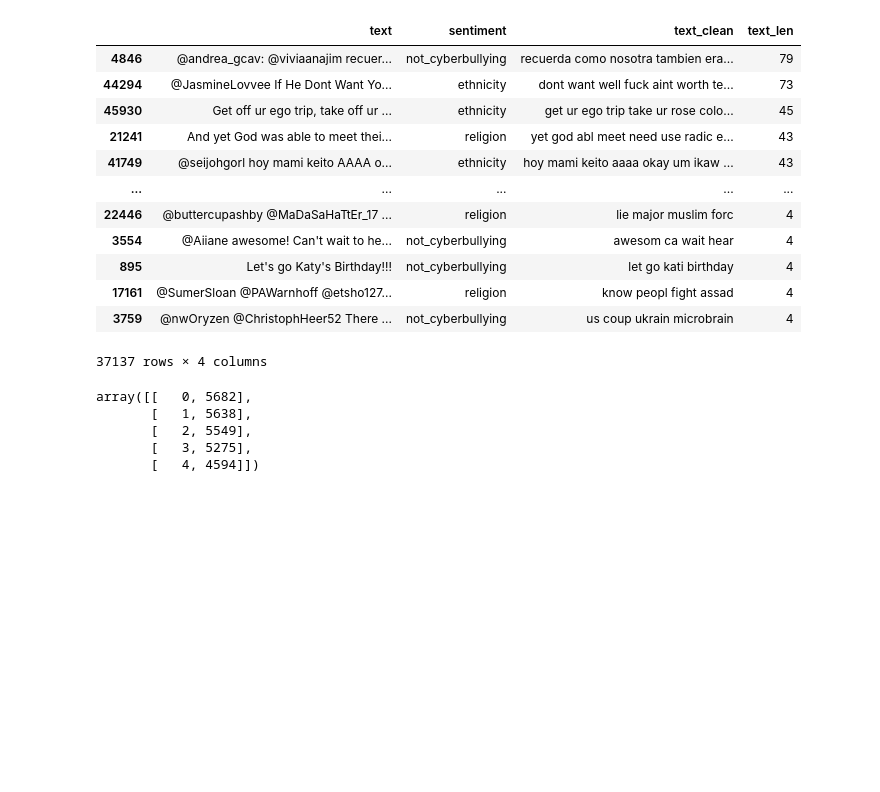
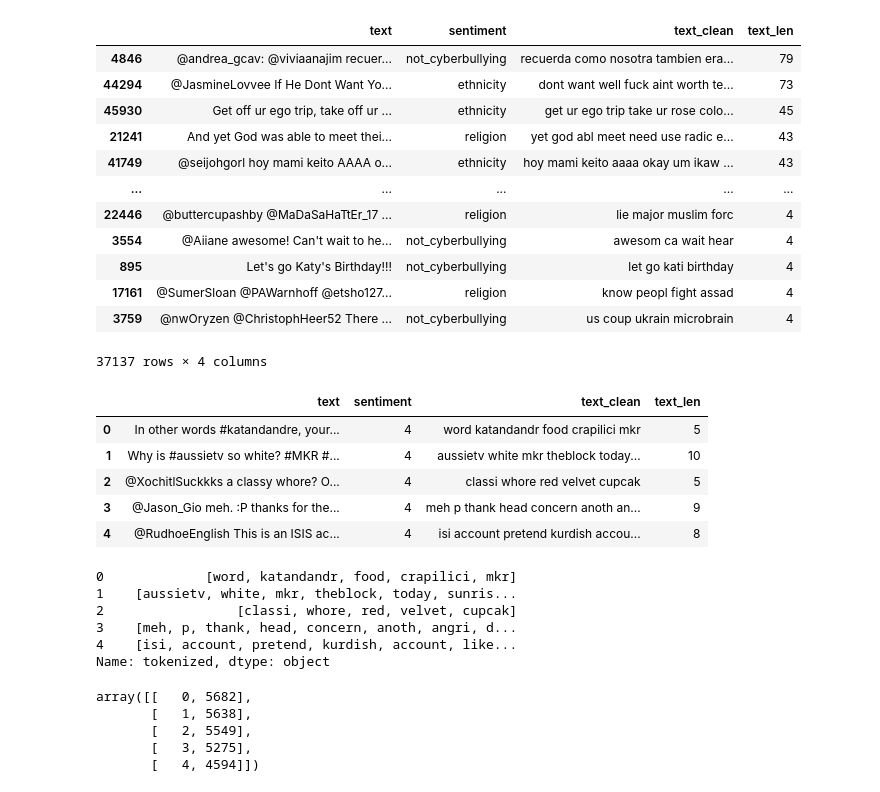
Before and after one commit to vishal19217/CyberBullying_Sentiment_Analysis, a Jupyter notebook: Preprocessing.ipynb, the cells around one changed output. Cells and saved outputs as stored; diff of their text form; code cells hidden in the pictures; blank space fills up the shorter version.

```diff
--- a/Preprocessing.ipynb
+++ b/Preprocessing.ipynb
@@ -235,3 +236,11 @@ df.sort_values(by=["text_len"], ascending=False)
 # %%
 #Encoding the numerically encoding the labels
 df['sentiment'] = df['sentiment'].replace({'religion':0,'age':1,'ethnicity':2,'gender':3,'not_cyberbullying':4})
+df.head()
+# %% [output]
+|  | text | sentiment | text_clean | text_len |
+| 0 | In other words #katandandre, your... | 4 | word katandandr food crapilici mkr | 5 |
+| 1 | Why is #aussietv so white? #MKR #... | 4 | aussietv white mkr theblock today... | 10 |
+| 2 | @XochitlSuckkks a classy whore? O... | 4 | classi whore red velvet cupcak | 5 |
+| 3 | @Jason_Gio meh. :P thanks for the... | 4 | meh p thank head concern anoth an... | 9 |
+| 4 | @RudhoeEnglish This is an ISIS ac... | 4 | isi account pretend kurdish accou... | 8 |
@@ -250,10 +285,18 @@ random.seed(seed_value)
 np.random.seed(seed_value)
 torch.manual_seed(seed_value)
 torch.cuda.manual_seed_all(seed_value)
-X = df['text_clean']
+X = df['tokenized']
 y = df['sentiment']
 #Training and Splitting the dataset
 X_train, X_test, y_train, y_test = train_test_split(X, y, test_size=0.2, stratify=y, random_state=seed_value)
+X.head()
+# %% [output]
+0             [word, katandandr, food, crapilici, mkr]
+1    [aussietv, white, mkr, theblock, today, sunris...
+2                 [classi, whore, red, velvet, cupcak]
+3    [meh, p, thank, head, concern, anoth, angri, d...
+4    [isi, account, pretend, kurdish, account, like...
+Name: tokenized, dtype: object
 # %%
 #Splitting the validation dataset
 X_train, X_valid, y_train, y_valid = train_test_split(X_train, y_train, test_size=0.1, stratify=y_train, random_state=seed_value)
```
Also changed, not shown: parts of 12 cells of this notebook.
